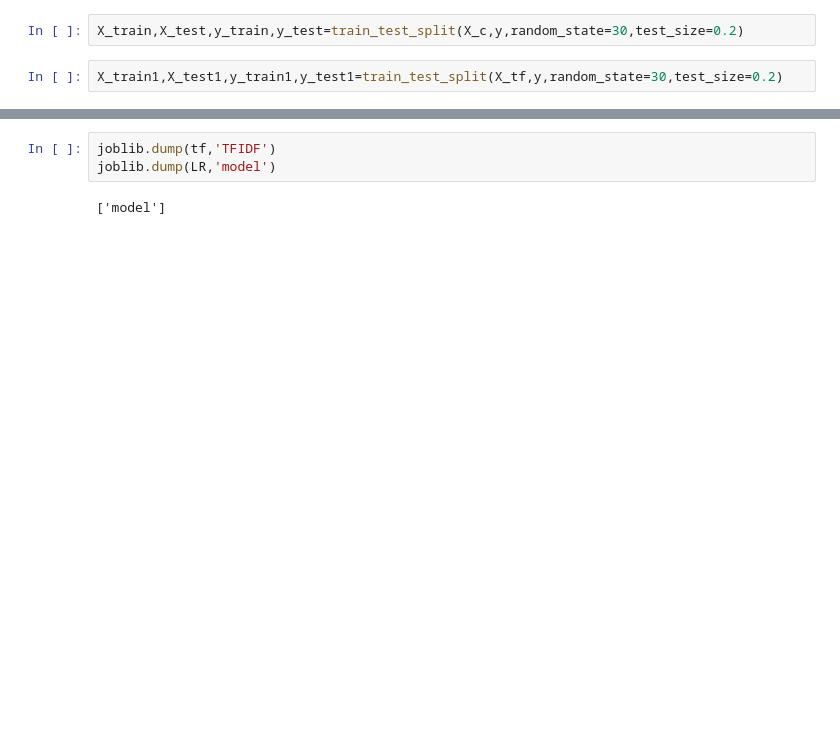
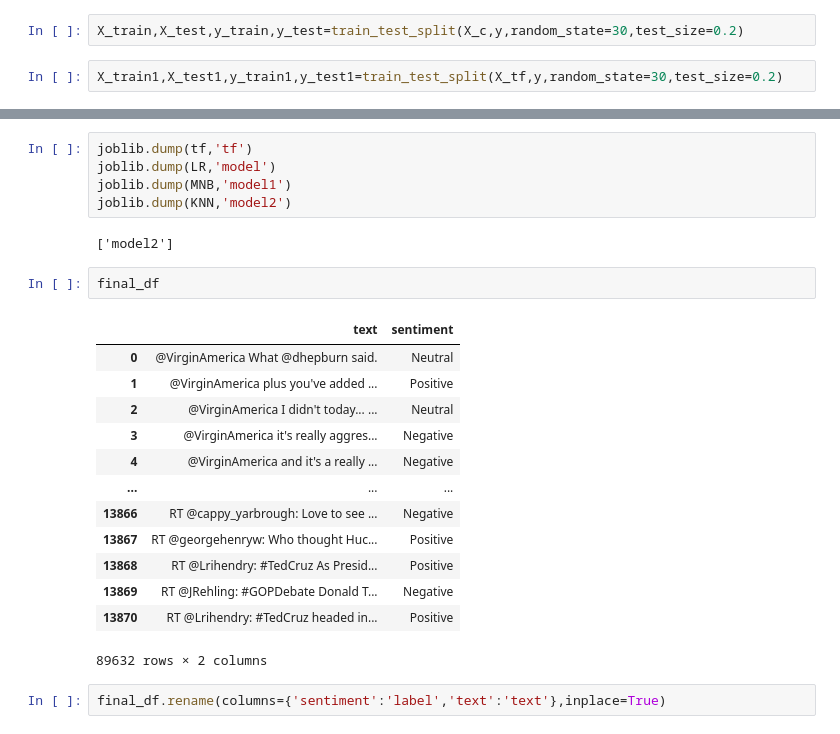
Before and after one commit to shaaguunz/Machine-Learning-Deep-Learning-Projects-Collection, a Jupyter notebook: sentiment analysis project with webapp/Untitled.ipynb, the cells around one changed output, grey strips where cells are left out. Cells and saved outputs as stored; diff of their text form; blank space fills up the shorter version.

```diff
--- a/sentiment analysis project with webapp/Untitled.ipynb
+++ b/sentiment analysis project with webapp/Untitled.ipynb
@@ -403,5 +482,25 @@ print(accuracy_score(SV.fit(X_train1,y_train1).predict(X_test1),y_test1))
 # %%
-joblib.dump(tf,'TFIDF')
+joblib.dump(tf,'tf')
 joblib.dump(LR,'model')
+joblib.dump(MNB,'model1')
+joblib.dump(KNN,'model2')
 # %% [output]
-['model']
+['model2']
+# %%
+final_df
+# %% [output]
+|  | text | sentiment |
+| 0 | @VirginAmerica What @dhepburn said. | Neutral |
+| 1 | @VirginAmerica plus you've added ... | Positive |
+| 2 | @VirginAmerica I didn't today... ... | Neutral |
+| 3 | @VirginAmerica it's really aggres... | Negative |
+| 4 | @VirginAmerica and it's a really ... | Negative |
+| ... | ... | ... |
+| 13866 | RT @cappy_yarbrough: Love to see ... | Negative |
+| 13867 | RT @georgehenryw: Who thought Huc... | Positive |
+| 13868 | RT @Lrihendry: #TedCruz As Presid... | Positive |
+| 13869 | RT @JRehling: #GOPDebate Donald T... | Negative |
+| 13870 | RT @Lrihendry: #TedCruz headed in... | Positive |
+89632 rows × 2 columns
+# %%
+final_df.rename(columns={'sentiment':'label','text':'text'},inplace=True)
```
Also changed, not shown: parts of 40 cells of this notebook, 11 other files.
